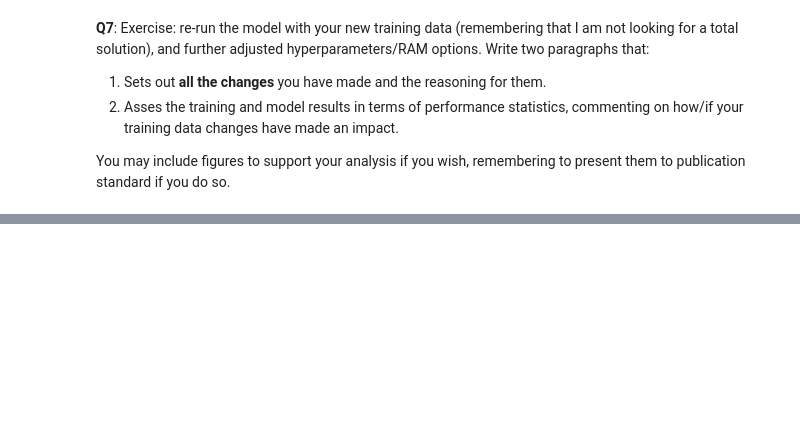
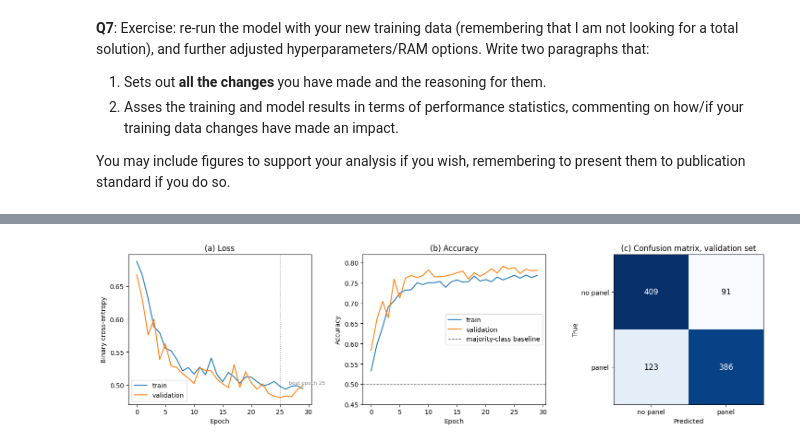
Before and after one commit to shij6888/SatelliteDataAI-UOA, a Jupyter notebook: Lab-Notebooks/761_Lab4_jshi723.ipynb, the cells around one changed output, grey strips where cells are left out. Saved outputs shown, nothing was run; the diff lists cells and outputs as text; code cells hidden in the pictures; blank space fills up the shorter version.

```diff
--- a/Lab-Notebooks/761_Lab4_jshi723.ipynb
+++ b/Lab-Notebooks/761_Lab4_jshi723.ipynb
@@ -495,0 +708,6 @@ You may include figures to support your analysis if you wish, remembering to pre
+# %%
+# Q7.3 Training
+callbacks2 = [EarlyStopping(monitor="val_loss", patience=5,
+                            restore_best_weights=True)]
+history2 = model2.fit(train_ds2, validation_data=val_ds2,
+                      epochs=30, callbacks=callbacks2)
@@ -495,0 +732,14 @@ You may include figures to support your analysis if you wish, remembering to pre
+# %%
+# Q7.4 Assessment
+from sklearn.metrics import confusion_matrix, classification_report
+
+Y_prob = model2.predict(val_ds2, verbose=0).ravel()
+Y_pred = (Y_prob > 0.5).astype(int)
+
+print(classification_report(Y_va.astype(int), Y_pred,
+                            target_names=['no panel', 'panel'], digits=3))
+cm = confusion_matrix(Y_va.astype(int), Y_pred)
+print('Confusion matrix:\n', cm)
+
+# Comparison: Baseline of the original model (always predicts 1)
+print(f'\nbaseline (all judged as 1) Accuracy:{Y_va.mean():.3f}')
@@ -495,0 +761,36 @@ You may include figures to support your analysis if you wish, remembering to pre
+# %%
+# Q7.5 Output image
+fig, axes = plt.subplots(1, 3, figsize=(15, 4.2))
+
+best = int(np.argmin(history2.history['val_loss']))
+axes[0].axvline(best, ls=':', c='grey', lw=1)
+axes[0].annotate(f'best epoch {best}', xy=(best, min(history2.history['val_loss'])),
+                 xytext=(best+1.5, min(history2.history['val_loss'])+0.02),
+                 fontsize=8, color='grey')
+axes[0].plot(history2.history['loss'], label='train')
+axes[0].plot(history2.history['val_loss'], label='validation')
+axes[0].set_xlabel('Epoch'); axes[0].set_ylabel('Binary cross-entropy')
+axes[0].set_title('(a) Loss'); axes[0].legend()
+
+axes[1].plot(history2.history['accuracy'], label='train')
+axes[1].plot(history2.history['val_accuracy'], label='validation')
+axes[1].set_ylim(0.45, 0.82)
+axes[1].axhline(0.5, ls='--', c='grey', lw=1, label='majority-class baseline')
+axes[1].set_xlabel('Epoch'); axes[1].set_ylabel('Accuracy')
+axes[1].set_title('(b) Accuracy'); axes[1].legend()
+
+im = axes[2].imshow(cm, cmap='Blues')
+for (i, j), v in np.ndenumerate(cm):
+    axes[2].text(j, i, str(v), ha='center', va='center',
+                 color='white' if v > cm.max()/2 else 'black', fontsize=12)
+axes[2].set_xticks([0,1]); axes[2].set_xticklabels(['no panel', 'panel'])
+axes[2].set_yticks([0,1]); axes[2].set_yticklabels(['no panel', 'panel'])
+axes[2].set_xlabel('Predicted'); axes[2].set_ylabel('True')
+axes[2].set_title('(c) Confusion matrix, validation set')
+
+plt.tight_layout()
+plt.savefig('Q7_results.png', dpi=300, bbox_inches='tight')
+plt.show()
+files.download('Q7_results.png')
+# %% [output]
+[figure, added]
```
Also changed, not shown: parts of 10 cells of this notebook.
